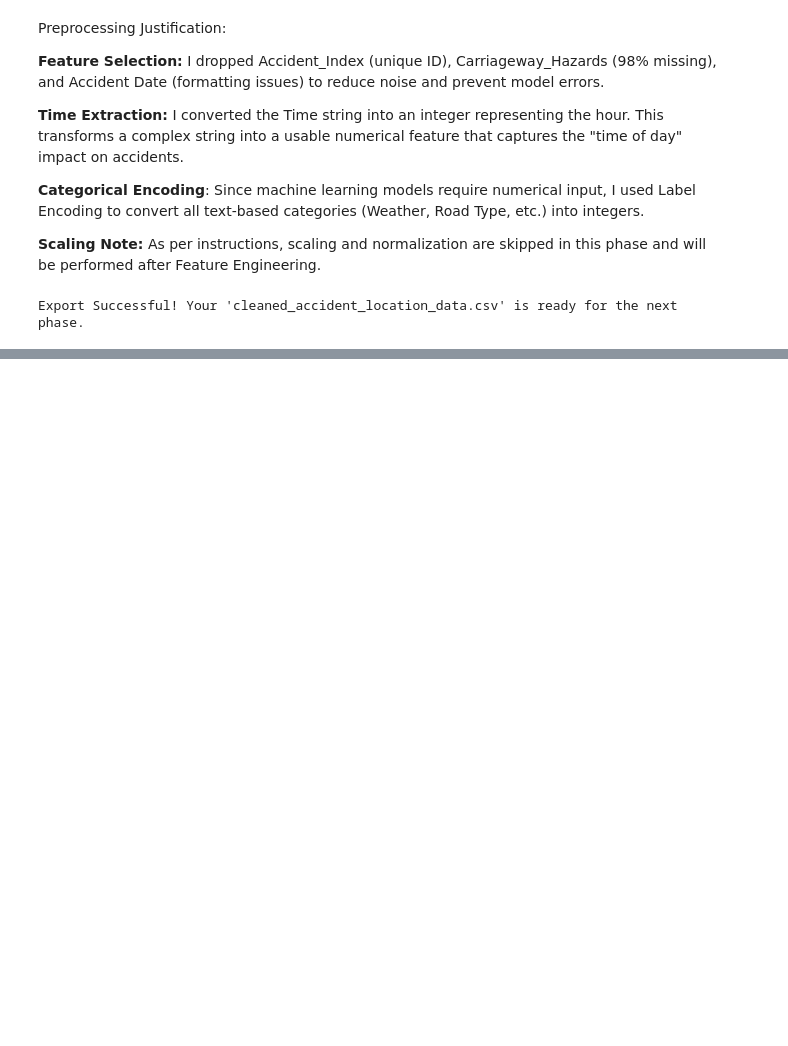
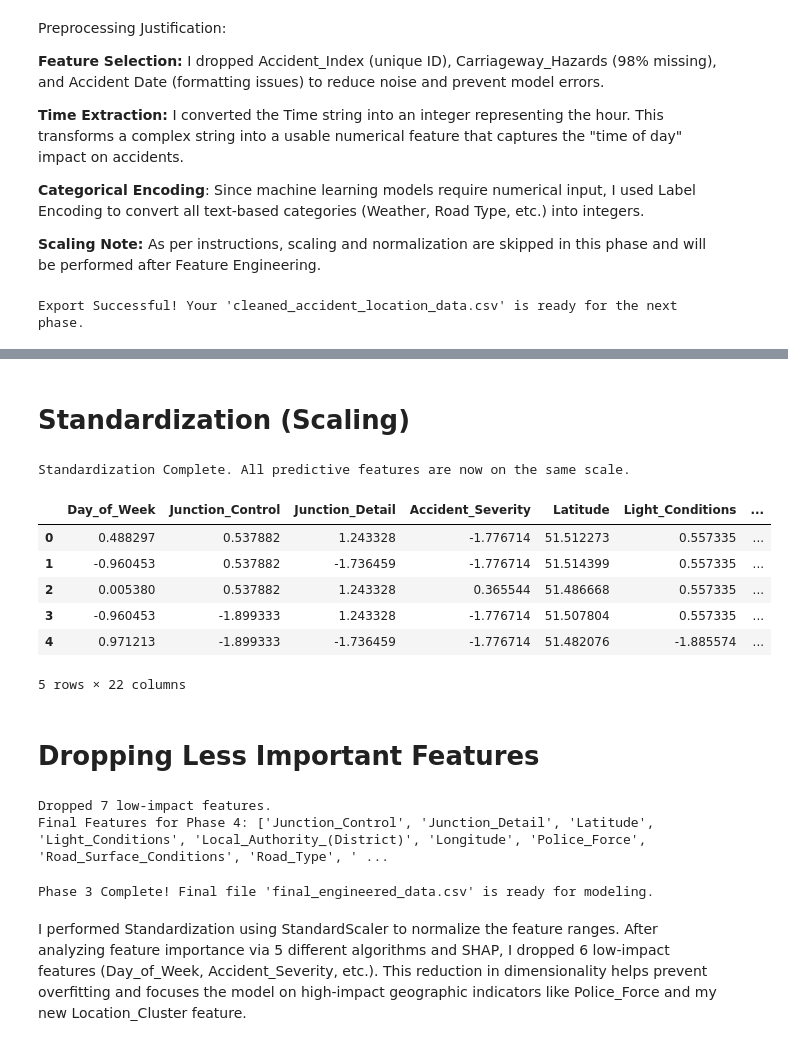
Before and after one commit to MoazzamArshad/Traffic-Road-Accident-Notebook, a Jupyter notebook: visualized-and-preprocessed.ipynb, the cells around one changed output, grey strips where cells are left out. Saved outputs shown, nothing was run; the diff lists cells and outputs as text; code cells hidden in the pictures; blank space fills up the shorter version.

```diff
--- a/visualized-and-preprocessed.ipynb
+++ b/visualized-and-preprocessed.ipynb
@@ -326,0 +443,13 @@ Export Successful! Your 'cleaned_accident_location_data.csv' is ready for the ne
+# %%
+from sklearn.cluster import KMeans
+
+# 1. Select the coordinates for clustering
+coords = df[['Latitude', 'Longitude']]
+
+# 2. Create 12 clusters (representing 12 major accident zones)
+kmeans = KMeans(n_clusters=12, random_state=42, n_init=10)
+df['Location_Cluster'] = kmeans.fit_predict(coords)
+
+# 3. Check the results
+print("New Feature 'Location_Cluster' created successfully!")
+print(df[['Latitude', 'Longitude', 'Location_Cluster']].head())
@@ -326,0 +464,46 @@ Export Successful! Your 'cleaned_accident_location_data.csv' is ready for the ne
+# %% [markdown]
+# Standardization (Scaling)
+# %%
+from sklearn.preprocessing import StandardScaler
+
+scaler = StandardScaler()
+
+# We scale everything EXCEPT our target coordinates (Latitude and Longitude)
+# Because we don't want to change the actual map coordinates!
+features_to_scale = df.drop(['Latitude', 'Longitude'], axis=1).columns
+
+df[features_to_scale] = scaler.fit_transform(df[features_to_scale])
+
+print("Standardization Complete. All predictive features are now on the same scale.")
+df.head()
+# %% [output]
+Standardization Complete. All predictive features are now on the same scale.
+|  | Day_of_Week | Junction_Control | Junction_Detail | Accident_Severity | Latitude | Light_Conditions | ... |
+| 0 | 0.488297 | 0.537882 | 1.243328 | -1.776714 | 51.512273 | 0.557335 | ... |
+| 1 | -0.960453 | 0.537882 | -1.736459 | -1.776714 | 51.514399 | 0.557335 | ... |
+| 2 | 0.005380 | 0.537882 | 1.243328 | 0.365544 | 51.486668 | 0.557335 | ... |
+| 3 | -0.960453 | -1.899333 | 1.243328 | -1.776714 | 51.507804 | 0.557335 | ... |
+| 4 | 0.971213 | -1.899333 | -1.736459 | -1.776714 | 51.482076 | -1.885574 | ... |
+5 rows × 22 columns
+# %% [markdown]
+# Dropping Less Important Features
+# %%
+# List of features that showed near-zero importance in your SHAP/Importance results
+cols_to_drop = ['Day_of_Week', 'Accident_Severity', 'Number_of_Casualties',
+                'Number_of_Vehicles', 'Time', 'Is_Weekend', 'Time_Slot']
+
+# Drop them only if they exist in the dataframe
+df.drop(columns=[c for c in cols_to_drop if c in df.columns], inplace=True)
+
+print(f"Dropped {len(cols_to_drop)} low-impact features.")
+print("Final Features for Phase 4:", df.columns.tolist())
+# %% [output]
+Dropped 7 low-impact features.
+Final Features for Phase 4: ['Junction_Control', 'Junction_Detail', 'Latitude', 'Light_Conditions', 'Local_Authority_(District)', 'Longitude', 'Police_Force', 'Road_Surface_Conditions', 'Road_Type', ' ...
+# %%
+df.to_csv('final_engineered_data.csv', index=False)
+print("Phase 3 Complete! Final file 'final_engineered_data.csv' is ready for modeling.")
+# %% [output]
+Phase 3 Complete! Final file 'final_engineered_data.csv' is ready for modeling.
+# %% [markdown]
+I performed Standardization using StandardScaler to normalize the feature ranges. After analyzing feature importance via 5 different algorithms and SHAP, I dropped 6 low-impact features (Day_of_Week, Accident_Severity, etc.). This reduction in dimensionality helps prevent overfitting and focuses the model on high-impact geographic indicators like Police_Force and my new Location_Cluster feature.
```
Also changed, not shown: parts of 12 cells of this notebook.
